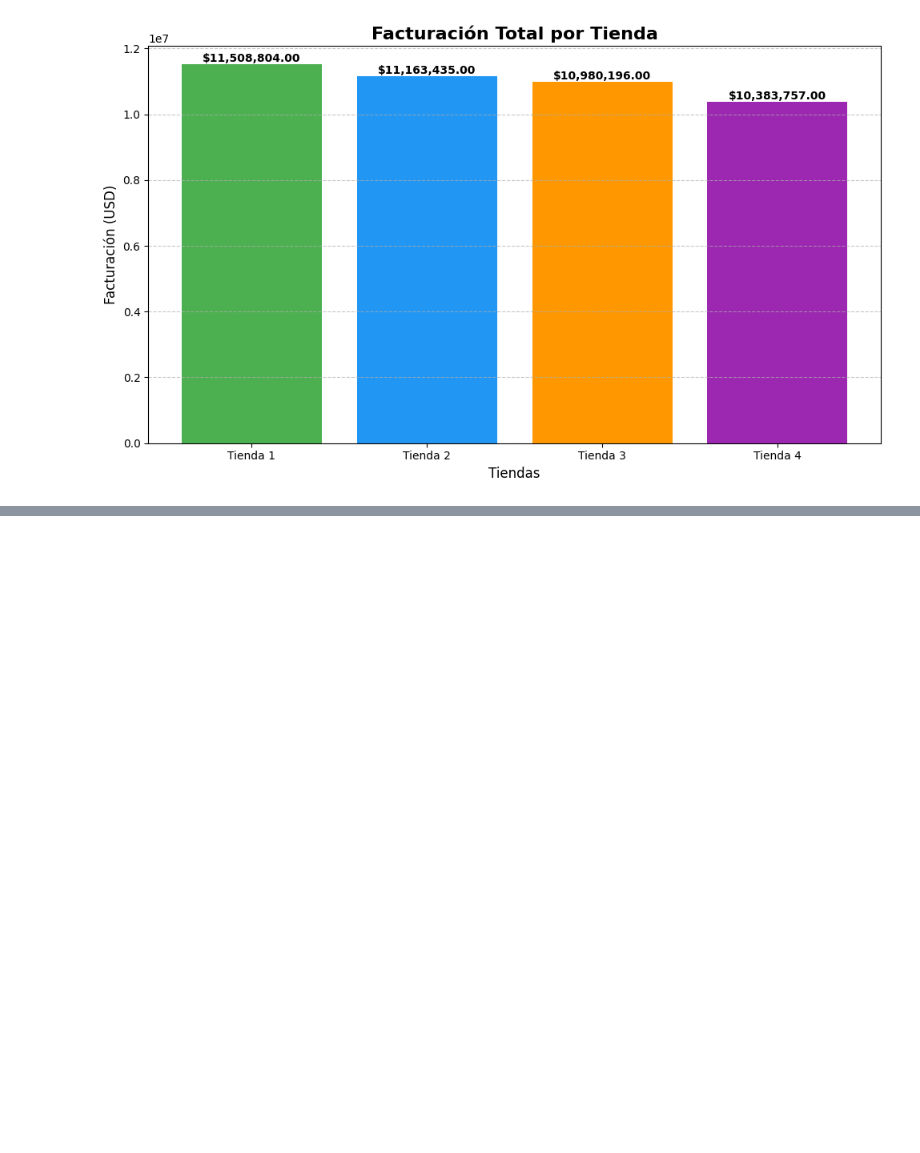
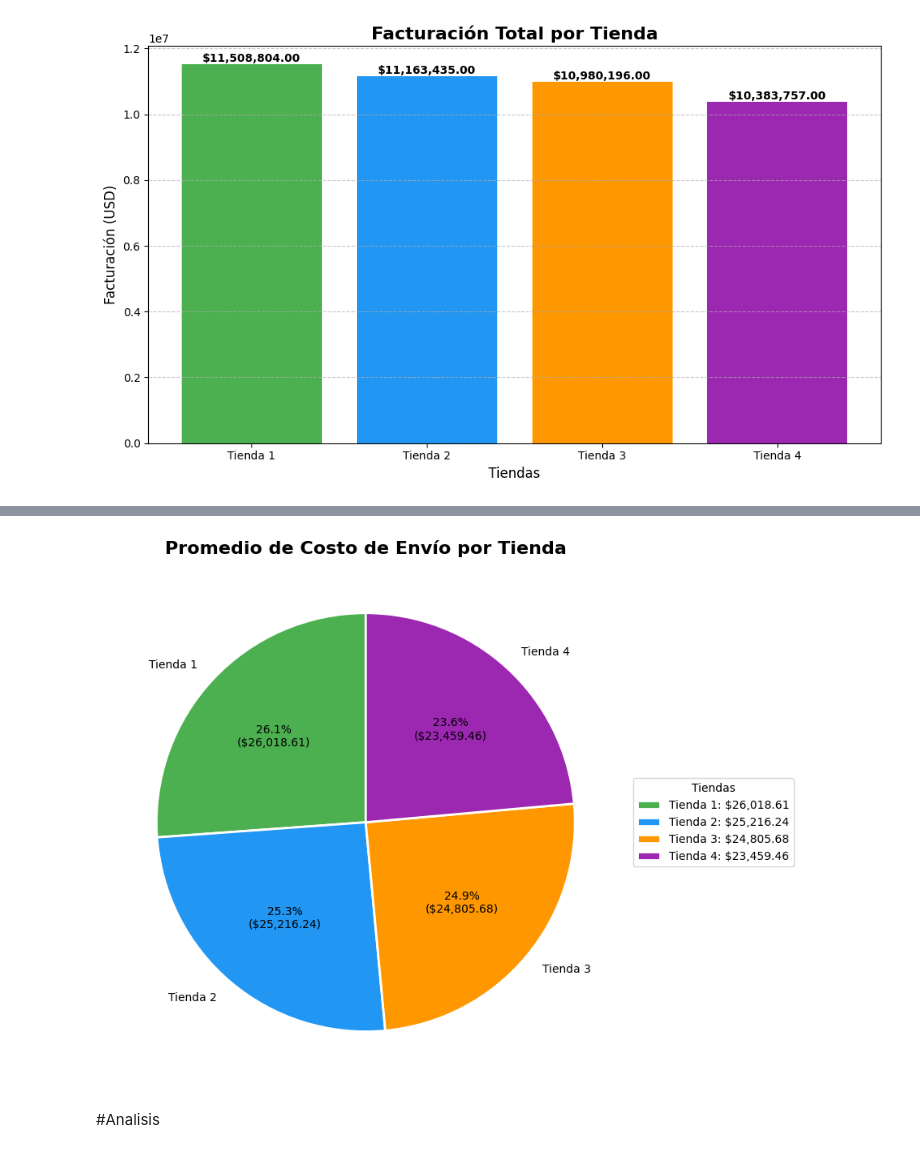
Before and after one commit to AlekJulM/Alura_Store, a Jupyter notebook: AluraStoreLatam.ipynb, the cells around one changed output, grey strips where cells are left out. Cells and saved outputs as stored; diff of their text form; code cells hidden in the pictures; blank space fills up the shorter version.

```diff
--- a/AluraStoreLatam.ipynb
+++ b/AluraStoreLatam.ipynb
@@ -316,0 +358,52 @@ plt.show()
+# %%
+#@title Costo promedio de envio por tienda
+# Lista de tiendas
+tiendas = {
+    "Tienda 1": tienda,
+    "Tienda 2": tienda2,
+    "Tienda 3": tienda3,
+    "Tienda 4": tienda4
+}
+#Calcular promedio de costo de envío para cada tienda
+promedios_envio = {}
+for nombre, df in tiendas.items():
+    promedio = df['Costo de envío'].mean()
+    promedios_envio[nombre] = promedio
+
+# Convertir a DataFrame para facilitar la visualización
+df_promedios = pd.DataFrame.from_dict(promedios_envio, orient='index', columns=["Promedio Costo de Envío"])
+
+# Crear gráfico circular
+plt.figure(figsize=(10, 7))
+colores = ['#4CAF50', '#2196F3', '#FF9800', '#9C27B0']  # Paleta de colores atractiva
+
+# Destacar la tienda con mayor promedio (opcional)
+explode = [0, 0, 0, 0]
+
+
+# Gráfico
+plt.pie(
+    df_promedios["Promedio Costo de Envío"],
+    labels=df_promedios.index,
+    colors=colores,
+    explode=explode,
+    autopct=lambda p: f'{p:.1f}%\n(${p * sum(promedios_envio.values())/100:,.2f})',  # Muestra porcentaje y valor absoluto
+    startangle=90,
+    wedgeprops={'edgecolor': 'white', 'linewidth': 2}
+)
+
+# Personalizar
+plt.title("Promedio de Costo de Envío por Tienda", fontsize=16, fontweight='bold')
+plt.legend(
+    title="Tiendas",
+    loc="center left",
+    bbox_to_anchor=(1, 0, 0.5, 1),
+    labels=[f"{label}: ${value:,.2f}" for label, value in zip(df_promedios.index, df_promedios["Promedio Costo de Envío"])]
+)
+
+plt.tight_layout()
+plt.show()
+# %% [output]
+[figure, added]
+# %% [markdown]
+#Analisis
```
Also changed, not shown: parts of 12 cells of this notebook.
